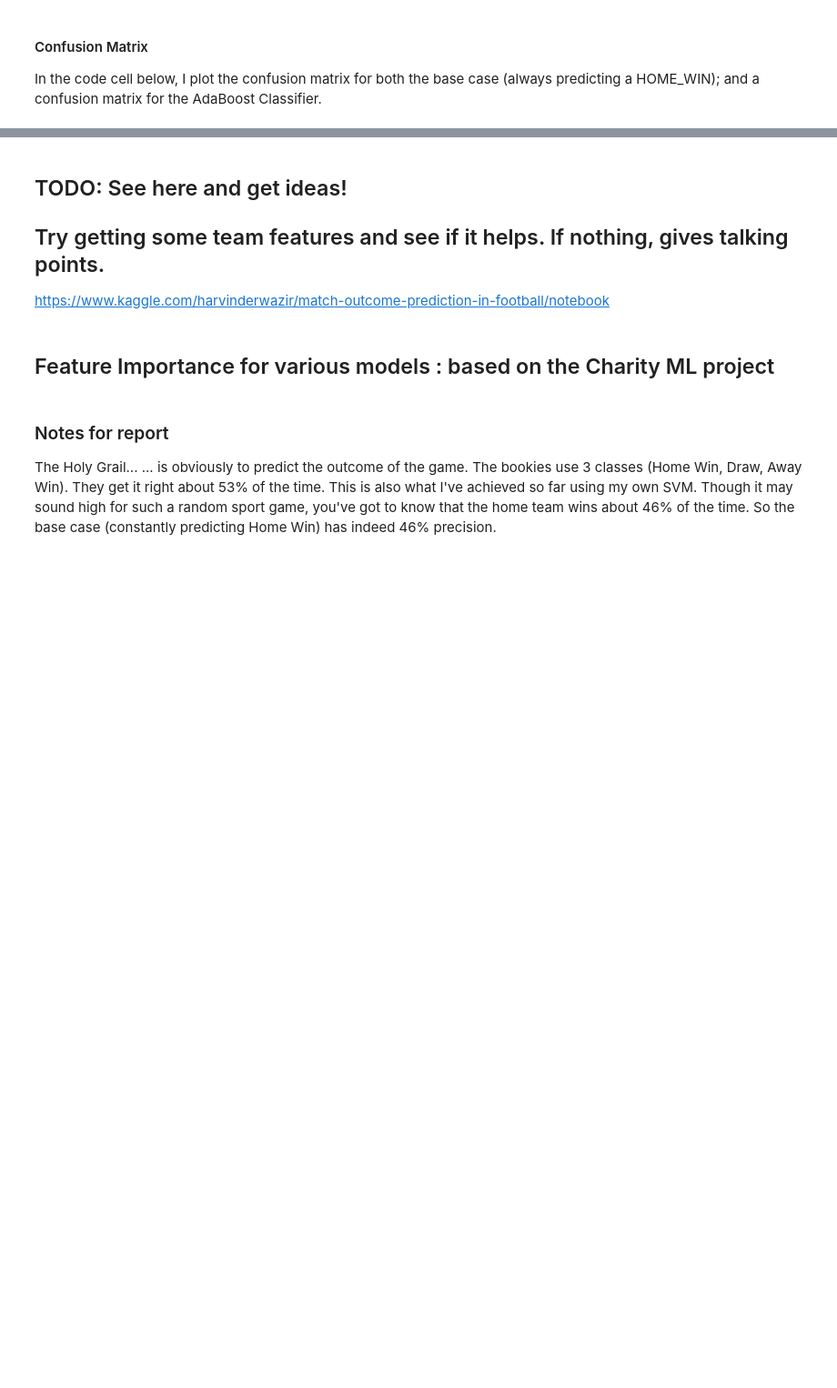
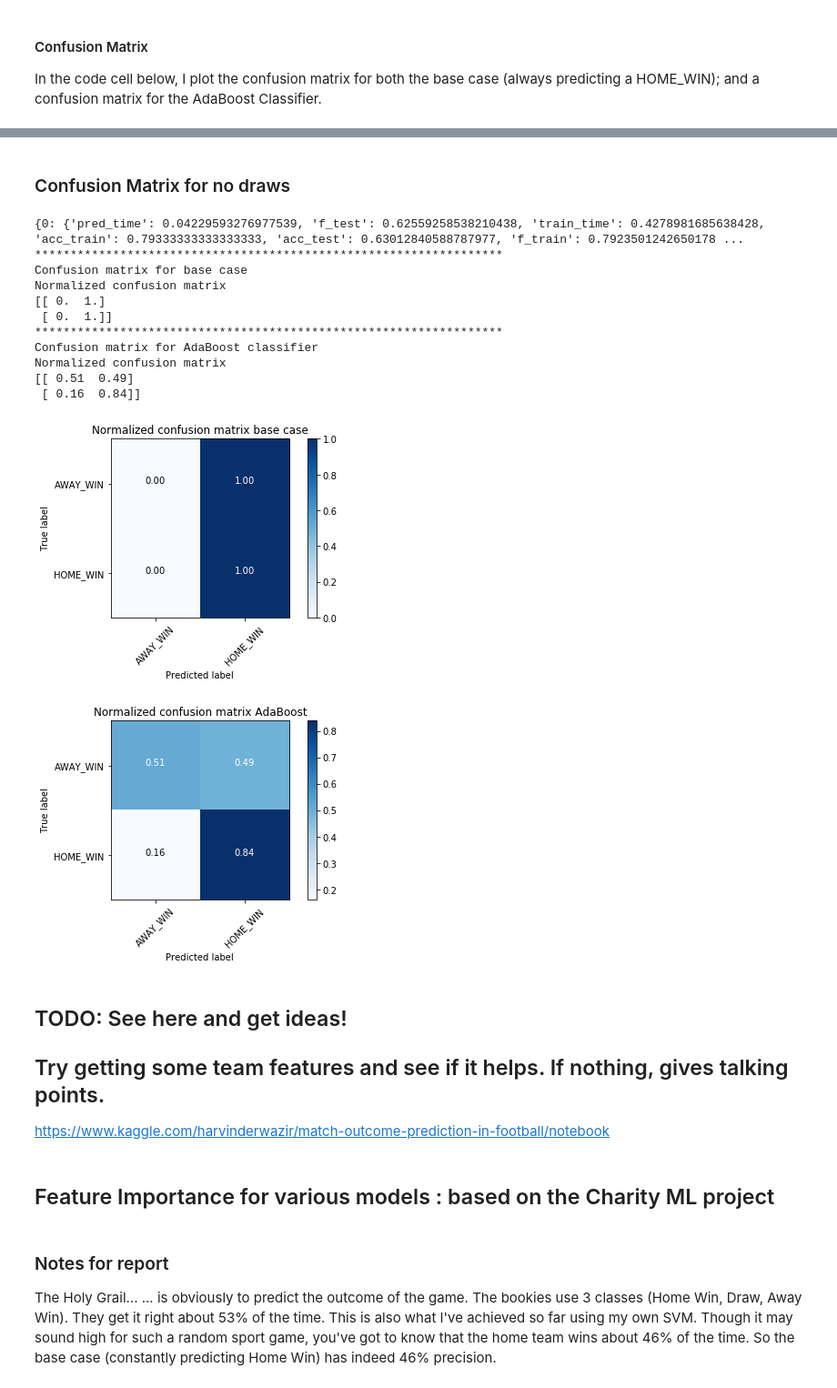
Before and after one commit to sgoyal1012/UdacityNanodegreeSubmissions, a Jupyter notebook: EuropeanSoccer_Capstone/Notebook_Code/Match_outcome_prediction.ipynb, the cells around one changed output, grey strips where cells are left out. Shown at 91% size. Saved outputs shown, nothing was run; the diff lists cells and outputs as text; code cells hidden in the pictures; blank space fills up the shorter version.

Commit message:
Vamos! Confusion Matrix Done

```diff
--- a/EuropeanSoccer_Capstone/Notebook_Code/Match_outcome_prediction.ipynb
+++ b/EuropeanSoccer_Capstone/Notebook_Code/Match_outcome_prediction.ipynb
@@ -1012,3 +1064,49 @@ Normalized confusion matrix
+# %% [markdown]
+### Confusion Matrix for no draws
+# %%
+print results['AdaBoostClassifier']
+'''
+CONFUSIOM MATRIX FOR BASE CASE
+'''
+y_base_pred = y_test.copy()
+y_base_pred[:] = le.transform(['HOME_WIN'])
+cnf_base_case_matrix_no_draws = confusion_matrix(y_test, y_base_pred)
+
+'''
+CONFUSIOM MATRIX FOR ADABOOST
+'''
+y_pred = clf_C.predict(X_test)
+cnf_matrix_adaboost_no_draws = confusion_matrix(y_test, y_pred)
+np.set_printoptions(precision=2)
+
+
+CLASSES_NAME = le.inverse_transform([0,1])
+
+print "******************************************************************"
+print "Confusion matrix for base case"
+plt.figure()
+plot_confusion_matrix(cnf_base_case_matrix_no_draws, classes=CLASSES_NAME, normalize=True,
+                      title='Normalized confusion matrix base case')
+
+print "******************************************************************"
+print "Confusion matrix for AdaBoost classifier"
+plt.figure()
+plot_confusion_matrix(cnf_matrix_adaboost_no_draws, classes=CLASSES_NAME, normalize=True,
+                      title='Normalized confusion matrix AdaBoost')
+# %% [output]
+{0: {'pred_time': 0.04229593276977539, 'f_test': 0.62559258538210438, 'train_time': 0.4278981685638428, 'acc_train': 0.79333333333333333, 'acc_test': 0.63012840588787977, 'f_train': 0.7923501242650178 ...
+******************************************************************
+Confusion matrix for base case
+Normalized confusion matrix
+[[ 0.  1.]
+ [ 0.  1.]]
+******************************************************************
+Confusion matrix for AdaBoost classifier
+Normalized confusion matrix
+[[ 0.51  0.49]
+ [ 0.16  0.84]]
+[figure, added]
+[figure, added]
 # %% [markdown]
 ## TODO: See here and get ideas!
 
```
Also changed, not shown: parts of 6 cells of this notebook.
